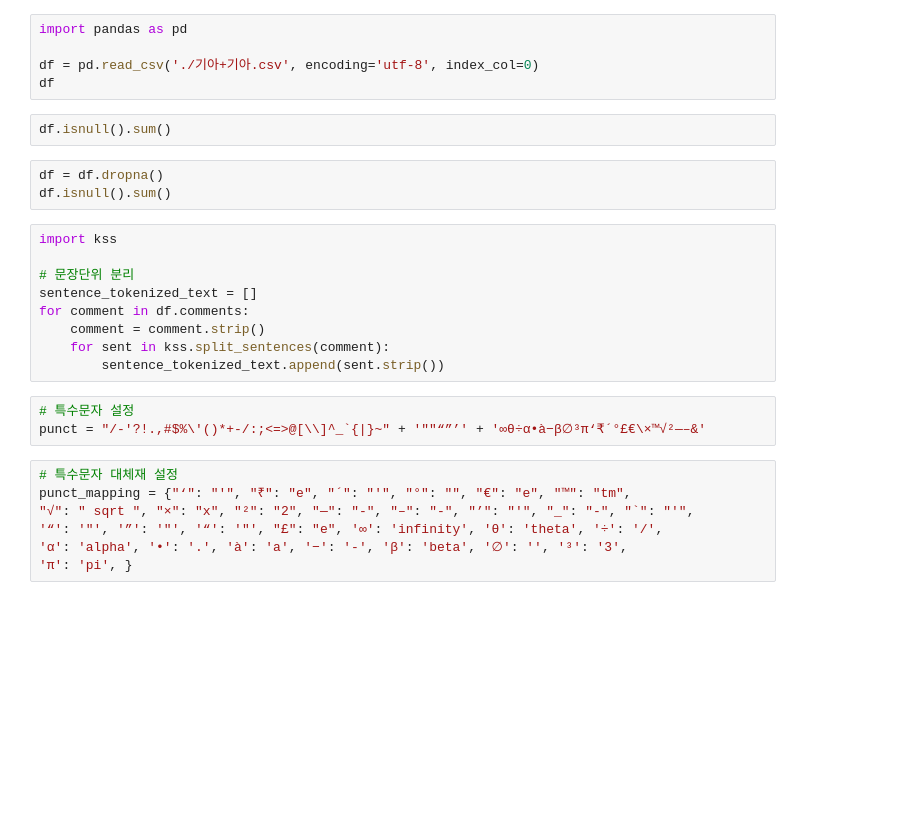
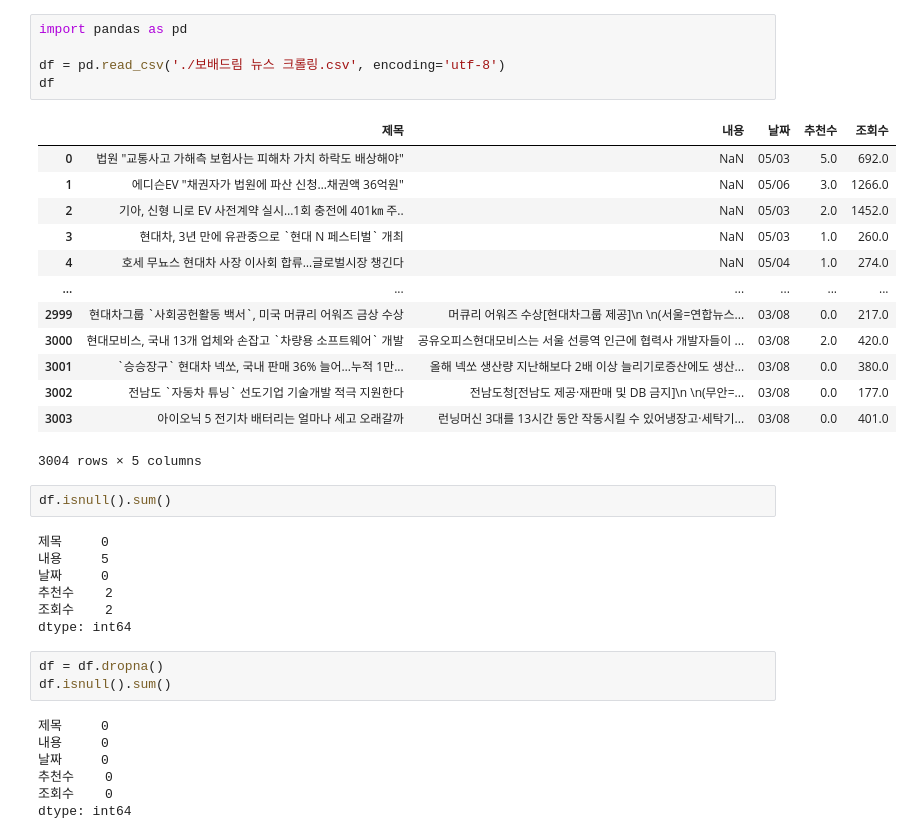
Before and after one commit to ethan528/Python, a Jupyter notebook: 중고차 시세 예측/중고차 자연어 처리.ipynb, the cells around one changed output. Cells and saved outputs as stored; diff of their text form; blank space fills up the shorter version.

```diff
--- a/중고차 시세 예측/중고차 자연어 처리.ipynb
+++ b/중고차 시세 예측/중고차 자연어 처리.ipynb
@@ -34,29 +111,38 @@
 # %%
 import pandas as pd
 
-df = pd.read_csv('./기아+기아.csv', encoding='utf-8', index_col=0)
+df = pd.read_csv('./보배드림 뉴스 크롤링.csv', encoding='utf-8')
 df
+# %% [output]
+|  | 제목 | 내용 | 날짜 | 추천수 | 조회수 |
+| 0 | 법원 "교통사고 가해측 보험사는 피해차 가치 하락도 배상해야" | NaN | 05/03 | 5.0 | 692.0 |
+| 1 | 에디슨EV "채권자가 법원에 파산 신청…채권액 36억원" | NaN | 05/06 | 3.0 | 1266.0 |
+| 2 | 기아, 신형 니로 EV 사전계약 실시…1회 충전에 401㎞ 주.. | NaN | 05/03 | 2.0 | 1452.0 |
+| 3 | 현대차, 3년 만에 유관중으로 `현대 N 페스티벌` 개최 | NaN | 05/03 | 1.0 | 260.0 |
+| 4 | 호세 무뇨스 현대차 사장 이사회 합류…글로벌시장 챙긴다 | NaN | 05/04 | 1.0 | 274.0 |
+| ... | ... | ... | ... | ... | ... |
+| 2999 | 현대차그룹 `사회공헌활동 백서`, 미국 머큐리 어워즈 금상 수상 | 머큐리 어워즈 수상[현대차그룹 제공]\n \n(서울=연합뉴스... | 03/08 | 0.0 | 217.0 |
+| 3000 | 현대모비스, 국내 13개 업체와 손잡고 `차량용 소프트웨어` 개발 | 공유오피스현대모비스는 서울 선릉역 인근에 협력사 개발자들이 ... | 03/08 | 2.0 | 420.0 |
+| 3001 | `승승장구` 현대차 넥쏘, 국내 판매 36% 늘어…누적 1만... | 올해 넥쏘 생산량 지난해보다 2배 이상 늘리기로증산에도 생산... | 03/08 | 0.0 | 380.0 |
+| 3002 | 전남도 `자동차 튜닝` 선도기업 기술개발 적극 지원한다 | 전남도청[전남도 제공·재판매 및 DB 금지]\n \n(무안=... | 03/08 | 0.0 | 177.0 |
+| 3003 | 아이오닉 5 전기차 배터리는 얼마나 세고 오래갈까 | 런닝머신 3대를 13시간 동안 작동시킬 수 있어냉장고·세탁기... | 03/08 | 0.0 | 401.0 |
+3004 rows × 5 columns
 # %%
 df.isnull().sum()
+# %% [output]
+제목     0
+내용     5
+날짜     0
+추천수    2
+조회수    2
+dtype: int64
 # %%
 df = df.dropna()
 df.isnull().sum()
+# %% [output]
+제목     0
+내용     0
+날짜     0
+추천수    0
+조회수    0
+dtype: int64
-# %%
-import kss
-
-# 문장단위 분리
-sentence_tokenized_text = []
-for comment in df.comments:
-    comment = comment.strip()
-    for sent in kss.split_sentences(comment):
-        sentence_tokenized_text.append(sent.strip())
-# %%
-# 특수문자 설정
-punct = "/-'?!.,#$%\'()*+-/:;<=>@[\\]^_`{|}~" + '""“”’' + '∞θ÷α•à−β∅³π‘₹´°£€\×™√²—–&'
-# %%
-# 특수문자 대체재 설정
-punct_mapping = {"‘": "'", "₹": "e", "´": "'", "°": "", "€": "e", "™": "tm",
-"√": " sqrt ", "×": "x", "²": "2", "—": "-", "–": "-", "’": "'", "_": "-", "`": "'",
-'“': '"', '”': '"', '“': '"', "£": "e", '∞': 'infinity', 'θ': 'theta', '÷': '/',
-'α': 'alpha', '•': '.', 'à': 'a', '−': '-', 'β': 'beta', '∅': '', '³': '3',
-'π': 'pi', }
```
Also changed, not shown: parts of 41 cells of this notebook, 13 other files.
